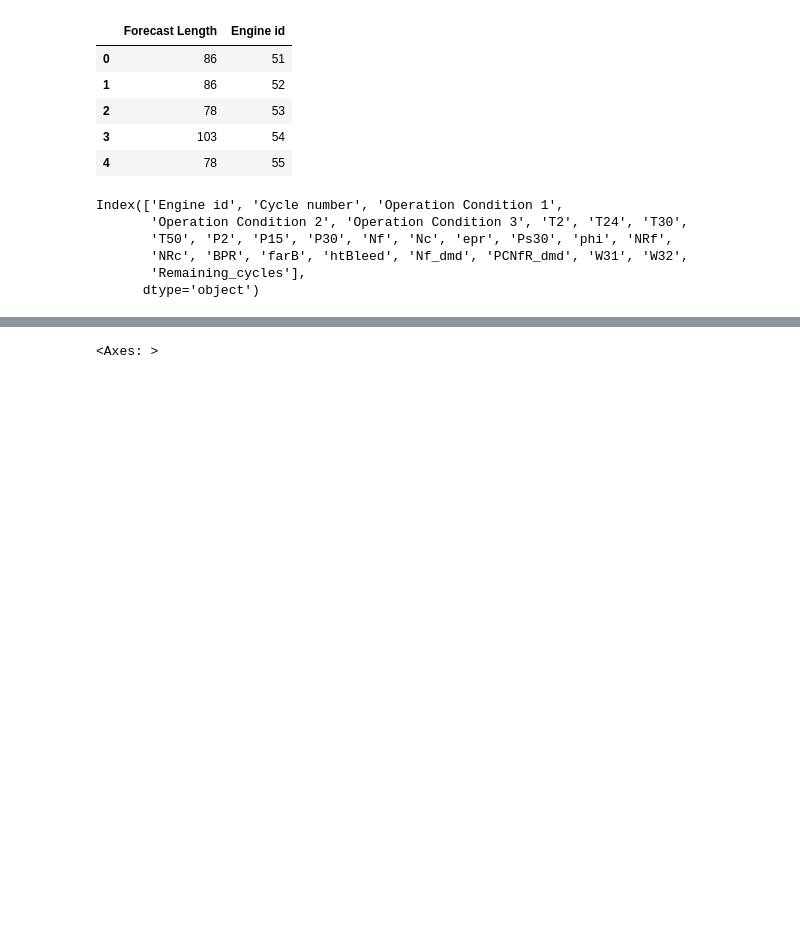
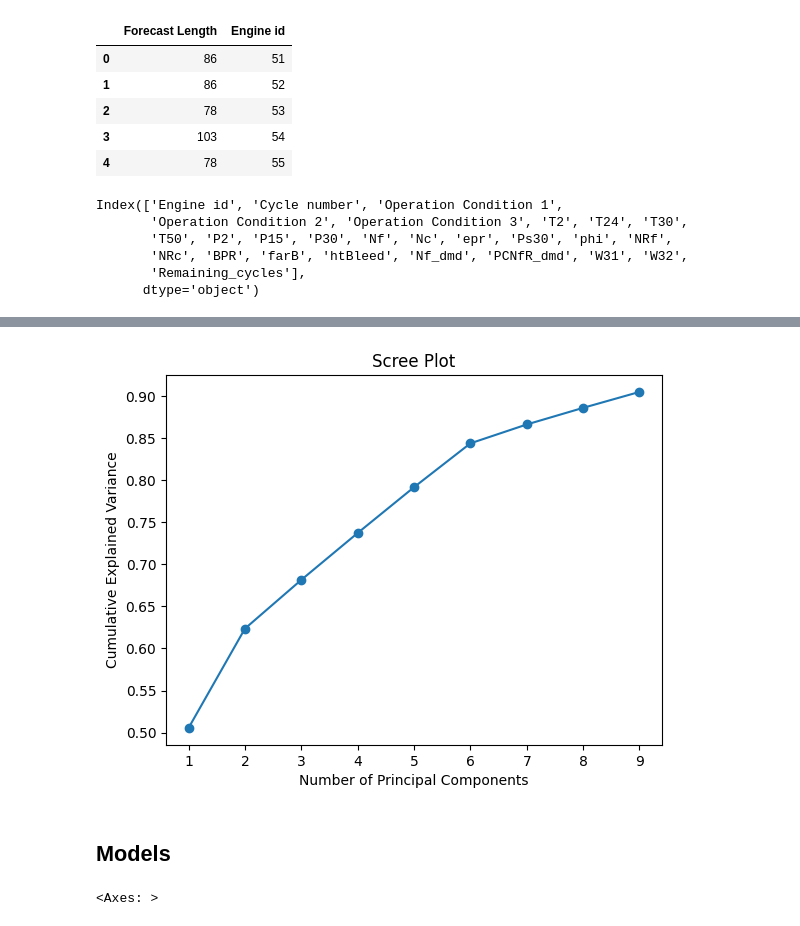
Before and after one commit to Enkode13/Time_Series_Engine_Failure_Forecasting, a Jupyter notebook: proj.ipynb, the cells around one changed output, grey strips where cells are left out. Saved outputs shown, nothing was run; the diff lists cells and outputs as text; code cells hidden in the pictures; blank space fills up the shorter version.

```diff
--- a/proj.ipynb
+++ b/proj.ipynb
@@ -91,0 +97,7 @@ sns.heatmap(train.drop(columns=['Engine id','Cycle number']).corr(),
+# %%
+X_t =train.drop(columns=['Remaining_cycles','Cycle number'])
+X_t_scaled=StandardScaler().fit_transform(X_t)
+# %%
+variance=0.9
+pca = PCA(n_components=variance)
+X_t_pca = pca.fit_transform(X_t_scaled)
@@ -92,3 +118,16 @@ sns.heatmap(train.drop(columns=['Engine id','Cycle number']).corr(),
+# %%
+explained_variance_ratio = pca.explained_variance_ratio_
+cumulative_explained_variance = explained_variance_ratio.cumsum()
+
+plt.plot(range(1, len(explained_variance_ratio) + 1), cumulative_explained_variance, marker='o')
+plt.title('Scree Plot')
+plt.xlabel('Number of Principal Components')
+plt.ylabel('Cumulative Explained Variance')
+plt.show()
+# %% [output]
+[figure, added]
+# %% [markdown]
+## Models
 # %%
 # X_train=train.drop(columns=['Cycle number', 'Engine id', 'Remaining_cycles'])
 X_train = train[['T24', 'T30', 'T50', 'P30', 'Nf', 'Ps30', 'phi', 'NRf', 'BPR', 'htBleed', 'W31', 'W32']]
```
Also changed, not shown: parts of 17 cells of this notebook.
